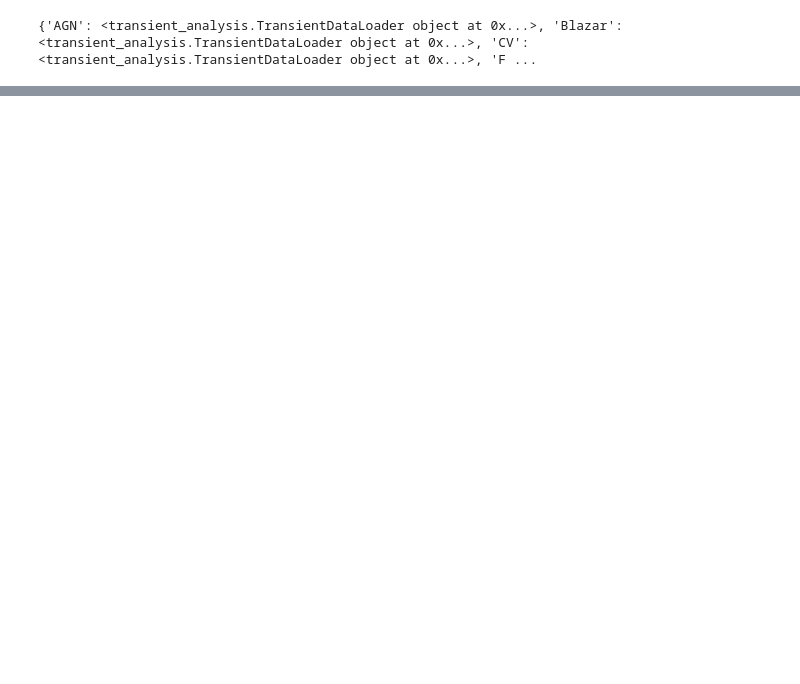
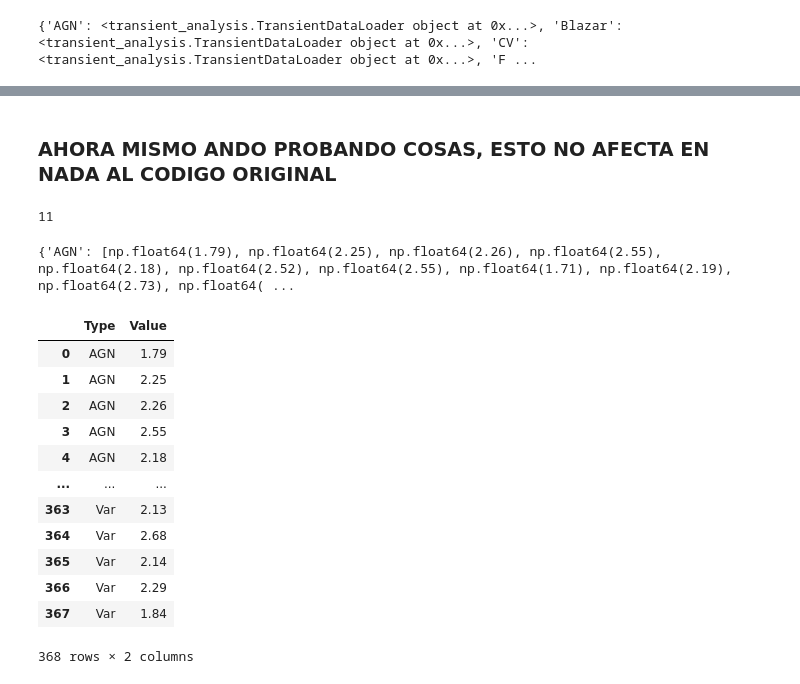
Before and after one commit to JesusPetro/mantra, a Jupyter notebook: Scripts/app.ipynb, the cells around one changed output, grey strips where cells are left out. Drawn from its saved outputs; the diff is of its cells as text; code cells hidden in the pictures; blank space fills up the shorter version.

```diff
--- a/Scripts/app.ipynb
+++ b/Scripts/app.ipynb
@@ -282,0 +312,7 @@ print(loader_transient)
+# %% [markdown]
+### AHORA MISMO ANDO PROBANDO COSAS, ESTO NO AFECTA EN NADA AL CODIGO ORIGINAL
+# %%
+tran_ids = loader_transient['Var'].transient['ID'].unique()
+print(len(tran_ids))
+# %% [output]
+11
@@ -282,0 +328,21 @@ print(loader_transient)
+# %%
+print(alpha_values)
+# %% [output]
+{'AGN': [np.float64(1.79), np.float64(2.25), np.float64(2.26), np.float64(2.55), np.float64(2.18), np.float64(2.52), np.float64(2.55), np.float64(1.71), np.float64(2.19), np.float64(2.73), np.float64( ...
+# %%
+df_result =  pd.DataFrame([(k, v) for k, vals in alpha_values.items() for v in vals], columns=['Type', 'Value'])
+df_result
+# %% [output]
+|  | Type | Value |
+| 0 | AGN | 1.79 |
+| 1 | AGN | 2.25 |
+| 2 | AGN | 2.26 |
+| 3 | AGN | 2.55 |
+| 4 | AGN | 2.18 |
+| ... | ... | ... |
+| 363 | Var | 2.13 |
+| 364 | Var | 2.68 |
+| 365 | Var | 2.14 |
+| 366 | Var | 2.29 |
+| 367 | Var | 1.84 |
+368 rows × 2 columns
```
Also changed, not shown: parts of 10 cells of this notebook, 2 other files.
